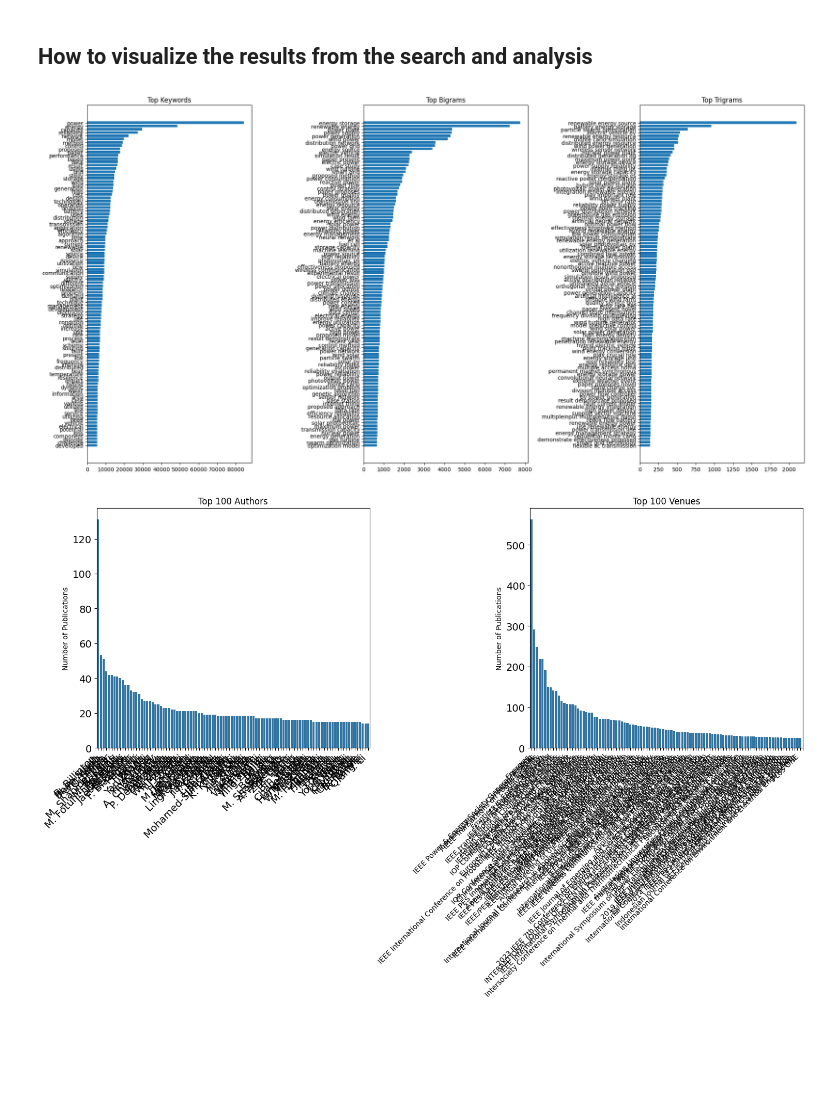
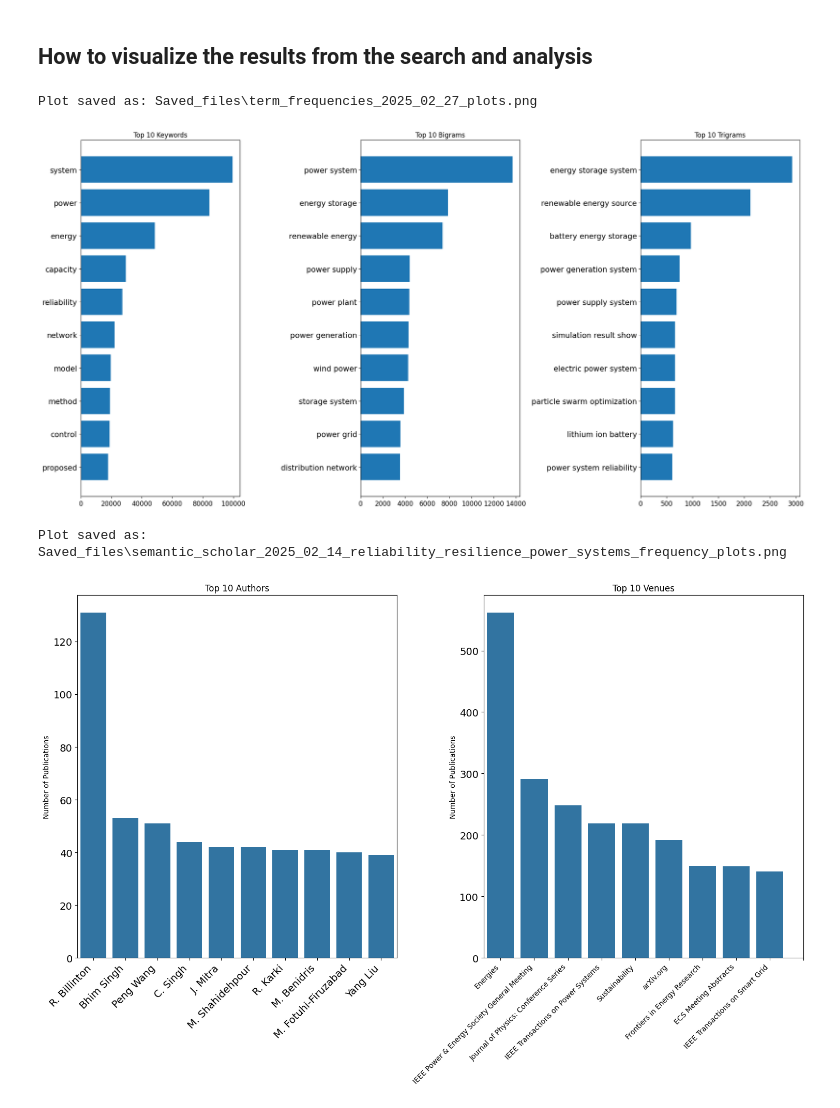
Before and after one commit to stigsimo/Literature-search-and-analysis, a Jupyter notebook: Visializations.ipynb, the cells around one changed output. Drawn from its saved outputs; the diff is of its cells as text; code cells hidden in the pictures; blank space fills up the shorter version.

```diff
--- a/Visializations.ipynb
+++ b/Visializations.ipynb
@@ -16,8 +16,8 @@ def plot_top_terms(freq_dict, ax, title, n_terms):
     ax.barh(terms, freqs)
     ax.set_title(title)
     ax.invert_yaxis()
-    ax.set_yticklabels(ax.get_yticklabels(),fontsize=10)
-    ax.set_xticklabels(ax.get_xticklabels(),fontsize=10)
+    ax.set_yticklabels(ax.get_yticklabels(),fontsize=14)
+    ax.set_xticklabels(ax.get_xticklabels(),fontsize=12)
 
 
 def plot_term_frequencies(filename, n_terms=20,save=False):
@@ -32,9 +32,9 @@ def plot_term_frequencies(filename, n_terms=20,save=False):
     fig, (ax1, ax2, ax3) = plt.subplots(1, 3, figsize=(20, 10))
 
     # Plot keywords
-    plot_top_terms(frequencies['keywords'], ax1, 'Top Keywords', n_terms)
-    plot_top_terms(frequencies['bigrams'], ax2, 'Top Bigrams', n_terms)
-    plot_top_terms(frequencies['trigrams'], ax3, 'Top Trigrams', n_terms)
+    plot_top_terms(frequencies['keywords'], ax1, f'Top {n_terms} Keywords', n_terms)
+    plot_top_terms(frequencies['bigrams'], ax2, f'Top {n_terms} Bigrams', n_terms)
+    plot_top_terms(frequencies['trigrams'], ax3, f'Top {n_terms} Trigrams', n_terms)
 
     plt.tight_layout()
     if save:
@@ -67,7 +67,7 @@ def plot_frequencies(file_prefix, n_items=10, save=False):
         top_venues = venues_df.nlargest(n_items, ['Frequency'])
 
         # Create figure with two subplots side by side
-        fig, (ax1, ax2) = plt.subplots(1, 2, figsize=(15, 10))
+        fig, (ax1, ax2) = plt.subplots(1, 2, figsize=(20, 10))
         # Plot authors
         sns.barplot(data=top_authors, x='Author', y='Frequency', ax=ax1)
         ax1.set_xticks(range(len(top_authors)))
@@ -98,15 +98,17 @@ def plot_frequencies(file_prefix, n_items=10, save=False):
         print(f"Error occurred: {str(e)}")
 # %%
 # plot the keyword/ngram frequency and author frequency
-n=100
-save=False
-plot_term_frequencies('term_frequencies_2025_02_24.json',n_terms=n, save=save)
+n=10
+save=True
+plot_term_frequencies('term_frequencies_2025_02_27.json',n_terms=n, save=save)
 # Usage
 filename = "semantic_scholar_2025_02_14_reliability_resilience_power_systems"
 plot_frequencies(filename, n_items=n, save=save)
 # %% [output]
+Plot saved as: Saved_files\term_frequencies_2025_02_27_plots.png
-[figure, old version]
+[figure, new version]
+Plot saved as: Saved_files\semantic_scholar_2025_02_14_reliability_resilience_power_systems_frequency_plots.png
-[figure, old version]
+[figure, new version]
 # %%
 
 def plot_topic_keywords(topic_keywords, field):
```
Also changed, not shown: 2 other files.
